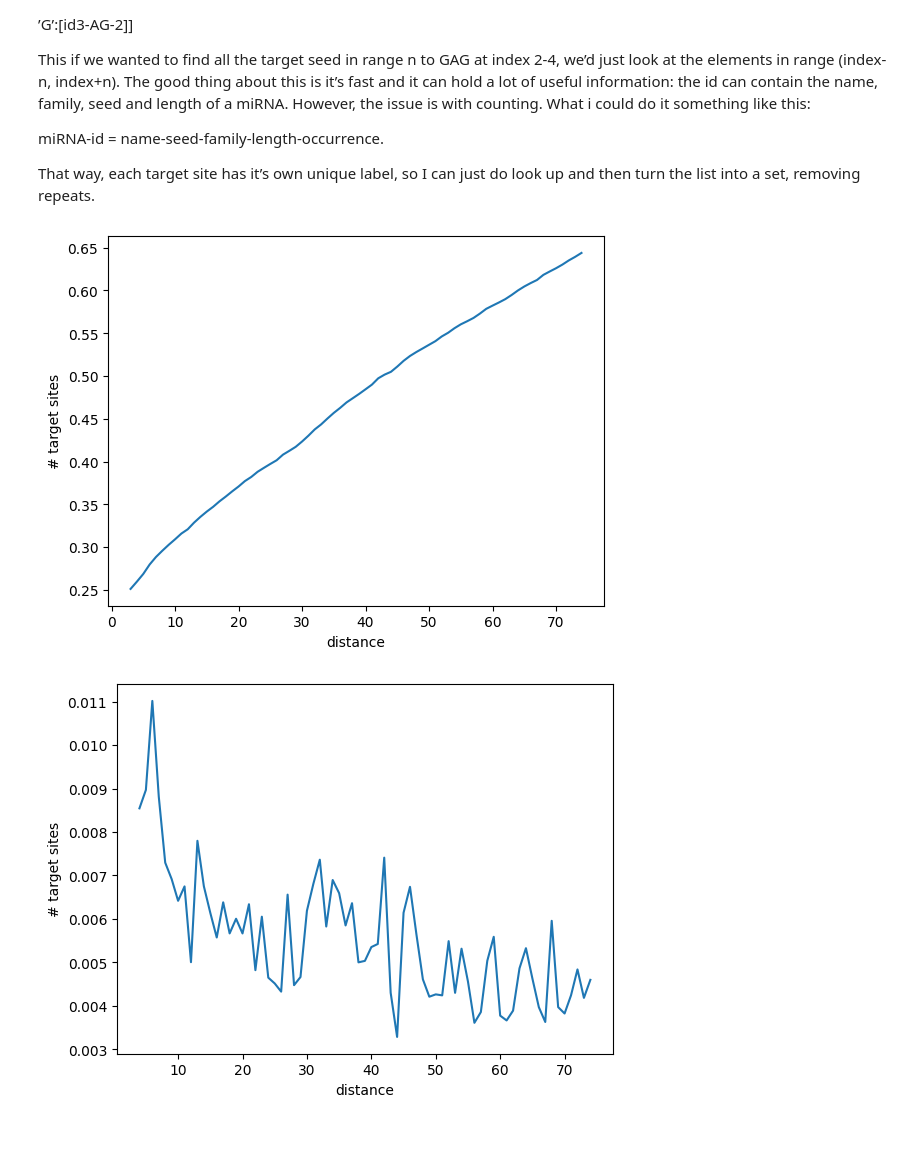
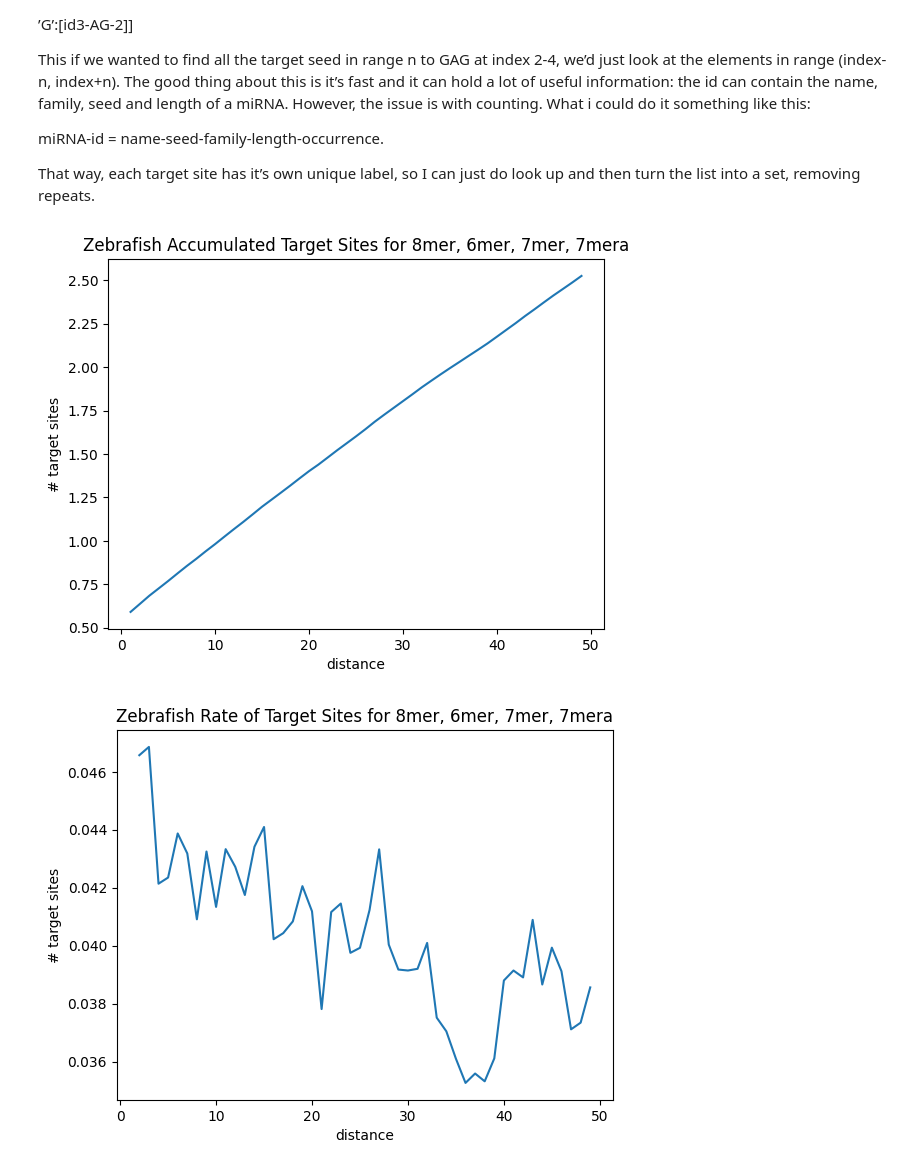
Before and after one commit to SamuelTWu/Cooperativity-Sites, a Jupyter notebook: main.ipynb, the cells around one changed output. Saved outputs shown, nothing was run; the diff lists cells and outputs as text; code cells hidden in the pictures; blank space fills up the shorter version.

Commit message:
added some final plots and updated main

```diff
--- a/main.ipynb
+++ b/main.ipynb
@@ -186,35 +213,17 @@ def get_targets_for_range(start,end,genes,mirna, sgdf, sg_file, filters):
-# %%
-def plot_distance(distance_dict):
-    #given a distance dict, plot
-    x = distance_dict.keys()
-    y = distance_dict.values()
-    plt.xlabel('distance')
-    plt.ylabel('# target sites')
-    plt.plot(x,y, label = "acc targets")
-    plt.show()
-
-def plot_diff_dist(distance_dict):
-    diff_x = list(distance_dict.keys())[1:]
-    diff_y = list(distance_dict.values())
-    diff_y = [diff_y[i + 1] - diff_y[i] for i in range(len(diff_y) - 1)]
-
-    plt.xlabel('distance')
-    plt.ylabel('# target sites')
-    plt.plot(diff_x,diff_y, label = "diff targets")
-    plt.show()
 # %%
 sg_file = "data/zebrafish_sg.csv"
 sgdf = pd.read_csv(sg_file)
-filters = [['8mer'], [], [], []]
+filters = [['8mer', '6mer', '7mer', '7mera']]
 
-distance_dict = get_targets_for_range(1,75,
-                                      zebrafish_genes[0:500],
-                                      zebrafish_mirna,
-                                      sgdf,
-                                      sg_file,
-                                      filters)
-plot_distance(distance_dict)
-plot_diff_dist(distance_dict)
+for f in filters:
+    distance_dict = get_targets_for_range(1,50,
+                                        zebrafish_genes[0:500],
+                                        zebrafish_mirna,
+                                        sgdf,
+                                        sg_file,
+                                        f)
+    plot_distance(distance_dict, f, "Zebrafish")
+    plot_diff_dist(distance_dict, f, "Zebrafish")
 # %% [output]
-[figure, old version]
+[figure, new version]
-[figure, old version]
+[figure, new version]
```
Also changed, not shown: parts of 5 cells of this notebook, 22 other files.
